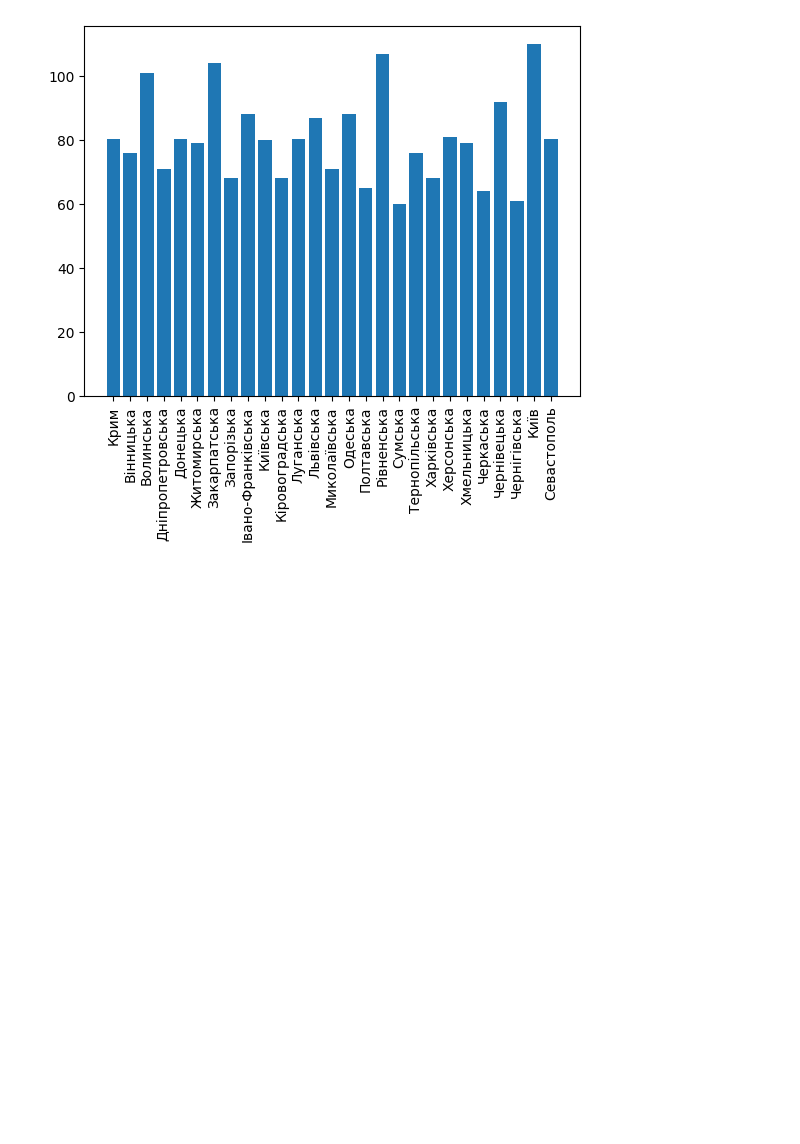
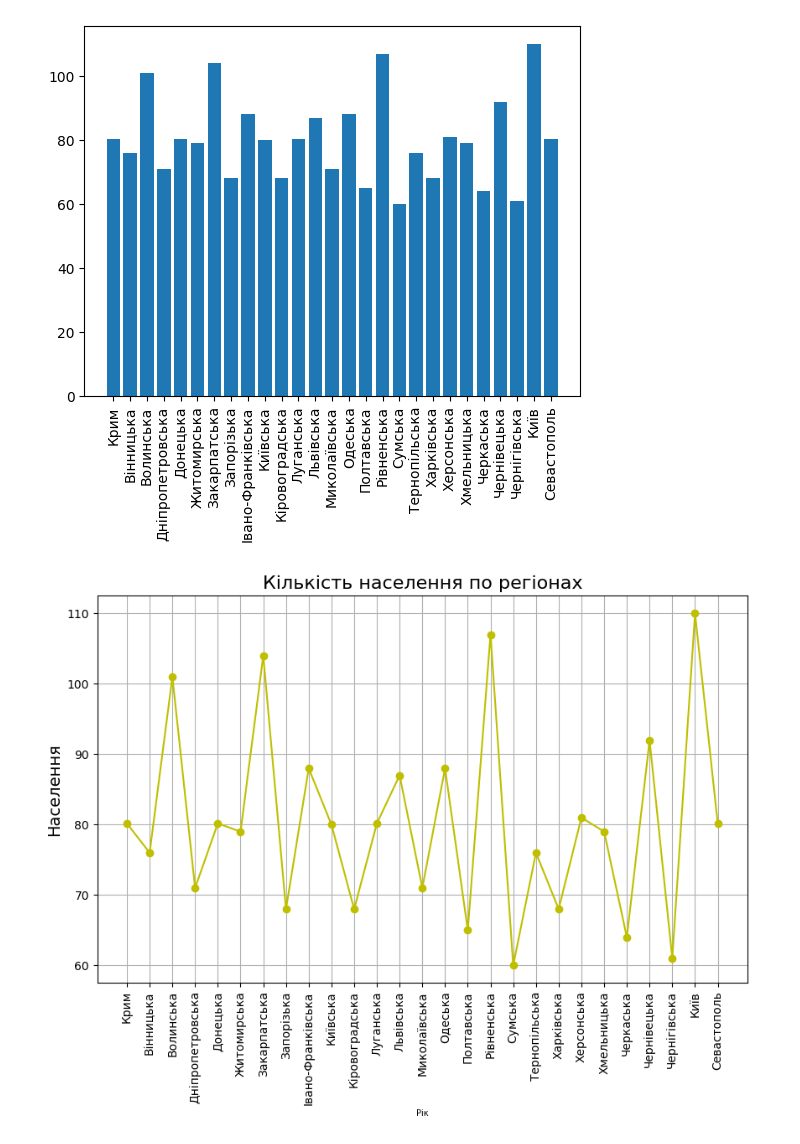
Before and after one commit to Sedzay/les4, a Jupyter notebook: Hw2_1.ipynb, the cells around one changed output. Saved outputs shown, nothing was run; the diff lists cells and outputs as text; code cells hidden in the pictures; blank space fills up the shorter version.

```diff
--- a/Hw2_1.ipynb
+++ b/Hw2_1.ipynb
@@ -167,3 +167,15 @@ plt.xticks(rotation=90)
 plt.show()
 # %% [output]
 [figure]
+# %%
+# Побудова графіка
+plt.figure(figsize=(10, 6))
+plt.plot(table['Регіон'], table['2019'], marker='o', color='y', linestyle='-')
+plt.title(f'Кількість населення по регіонах', fontsize=16)
+plt.xlabel('Рік', fontsize=7)
+plt.ylabel('Населення', fontsize=14)
+plt.xticks(rotation=90)
+plt.grid(True)
+plt.show()
+# %% [output]
+[figure, added]
```
Also changed, not shown: parts of 2 cells of this notebook.
